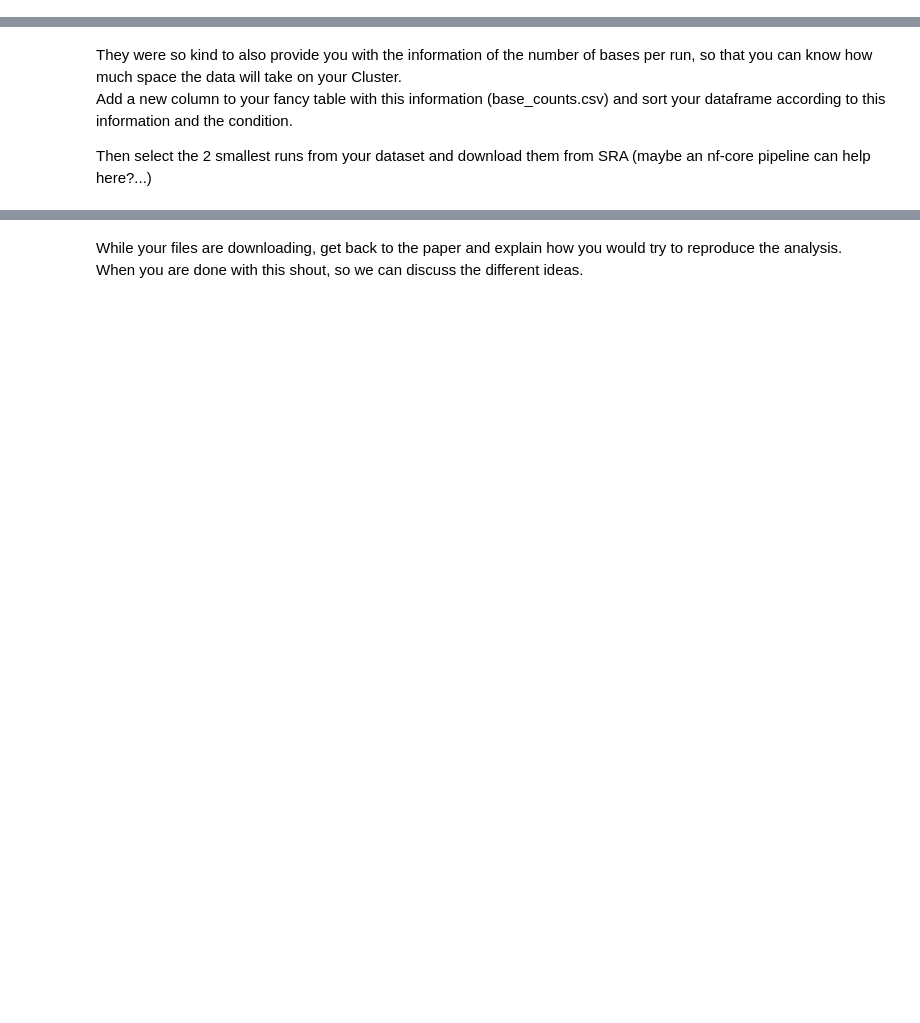
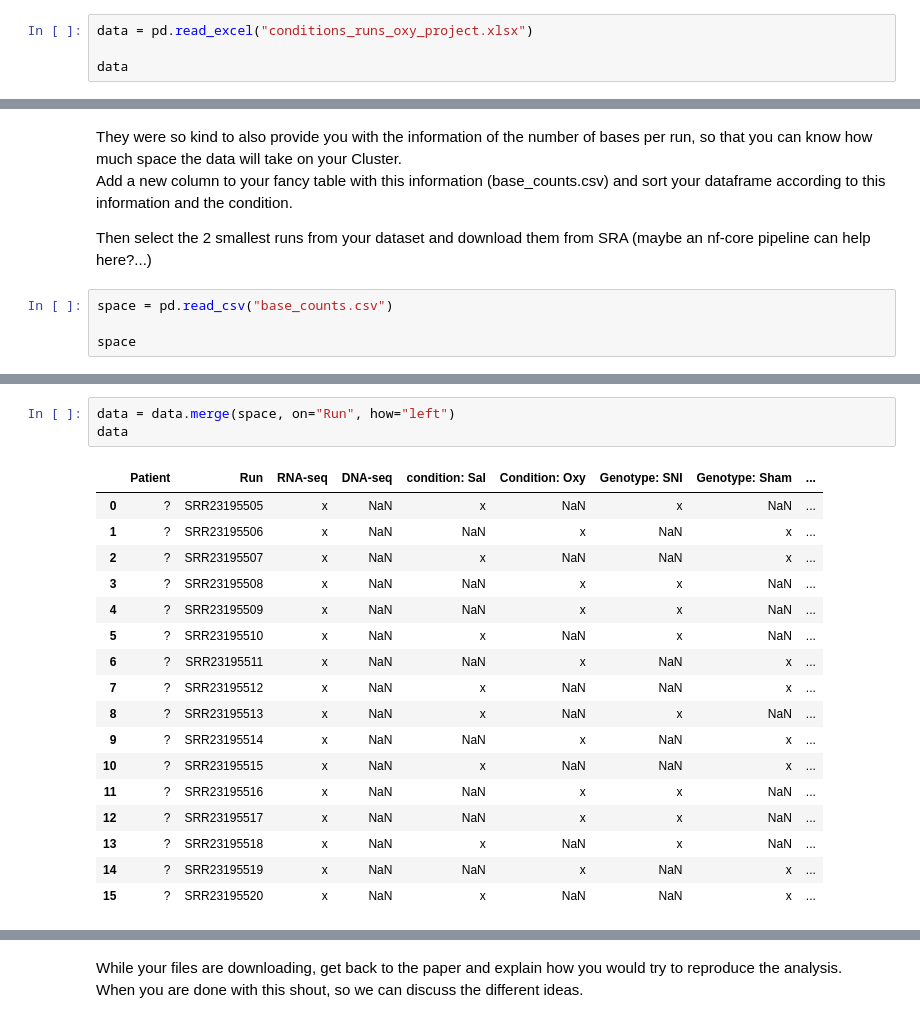
Before and after one commit to paula2701/computational-workflows-2026, a Jupyter notebook: day_02/day_02.ipynb, the cells around one changed output, grey strips where cells are left out. Saved outputs shown, nothing was run; the diff lists cells and outputs as text; blank space fills up the shorter version.

```diff
--- a/day_02/day_02.ipynb
+++ b/day_02/day_02.ipynb
@@ -48,0 +61,4 @@ Then, perform some overview analysis and plot the results
+# %%
+data = pd.read_excel("conditions_runs_oxy_project.xlsx")
+
+data
@@ -51,3 +97,7 @@ They were so kind to also provide you with the information of the number of base
 Add a new column to your fancy table with this information (base_counts.csv) and sort your dataframe according to this information and the condition.
 
 Then select the 2 smallest runs from your dataset and download them from SRA (maybe an nf-core pipeline can help here?...)
+# %%
+space = pd.read_csv("base_counts.csv")
+
+space
@@ -53,0 +122,21 @@ Then select the 2 smallest runs from your dataset and download them from SRA (ma
+# %%
+data = data.merge(space, on="Run", how="left")
+data
+# %% [output]
+|  | Patient | Run | RNA-seq | DNA-seq | condition: Sal | Condition: Oxy | Genotype: SNI | Genotype: Sham | ... |
+| 0 | ? | SRR23195505 | x | NaN | x | NaN | x | NaN | ... |
+| 1 | ? | SRR23195506 | x | NaN | NaN | x | NaN | x | ... |
+| 2 | ? | SRR23195507 | x | NaN | x | NaN | NaN | x | ... |
+| 3 | ? | SRR23195508 | x | NaN | NaN | x | x | NaN | ... |
+| 4 | ? | SRR23195509 | x | NaN | NaN | x | x | NaN | ... |
+| 5 | ? | SRR23195510 | x | NaN | x | NaN | x | NaN | ... |
+| 6 | ? | SRR23195511 | x | NaN | NaN | x | NaN | x | ... |
+| 7 | ? | SRR23195512 | x | NaN | x | NaN | NaN | x | ... |
+| 8 | ? | SRR23195513 | x | NaN | x | NaN | x | NaN | ... |
+| 9 | ? | SRR23195514 | x | NaN | NaN | x | NaN | x | ... |
+| 10 | ? | SRR23195515 | x | NaN | x | NaN | NaN | x | ... |
+| 11 | ? | SRR23195516 | x | NaN | NaN | x | x | NaN | ... |
+| 12 | ? | SRR23195517 | x | NaN | NaN | x | x | NaN | ... |
+| 13 | ? | SRR23195518 | x | NaN | x | NaN | x | NaN | ... |
+| 14 | ? | SRR23195519 | x | NaN | NaN | x | NaN | x | ... |
+| 15 | ? | SRR23195520 | x | NaN | x | NaN | NaN | x | ... |
```
Also changed, not shown: parts of 9 cells of this notebook, 5 other files.
